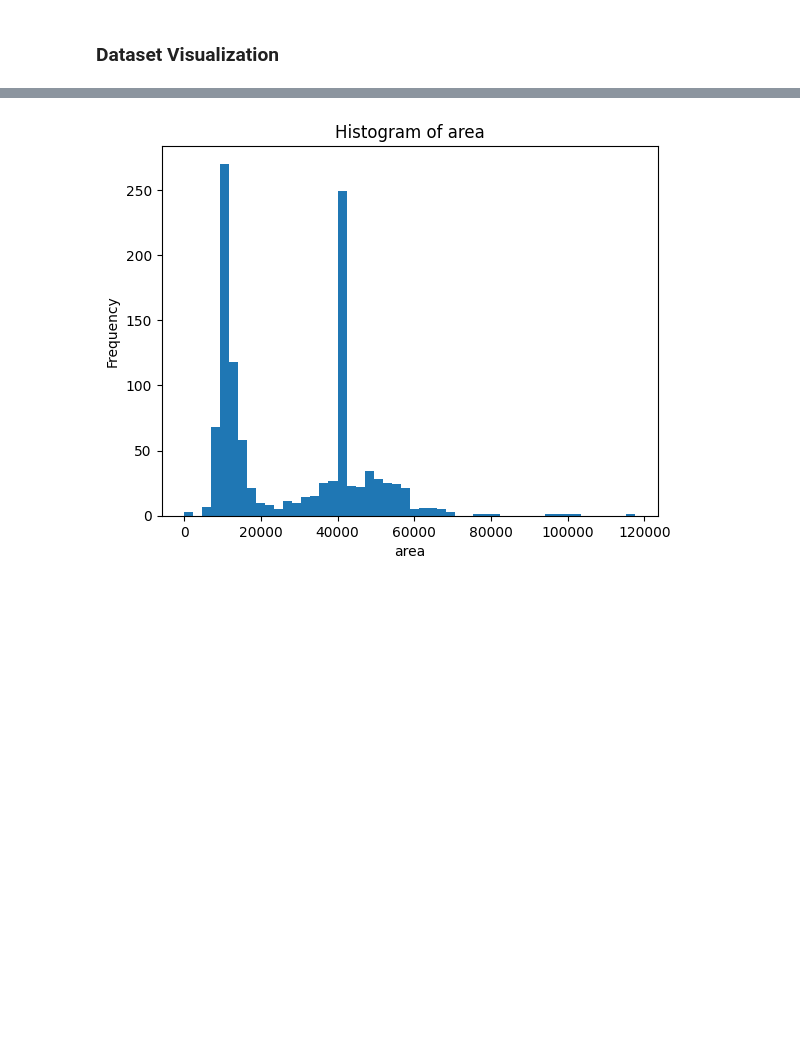
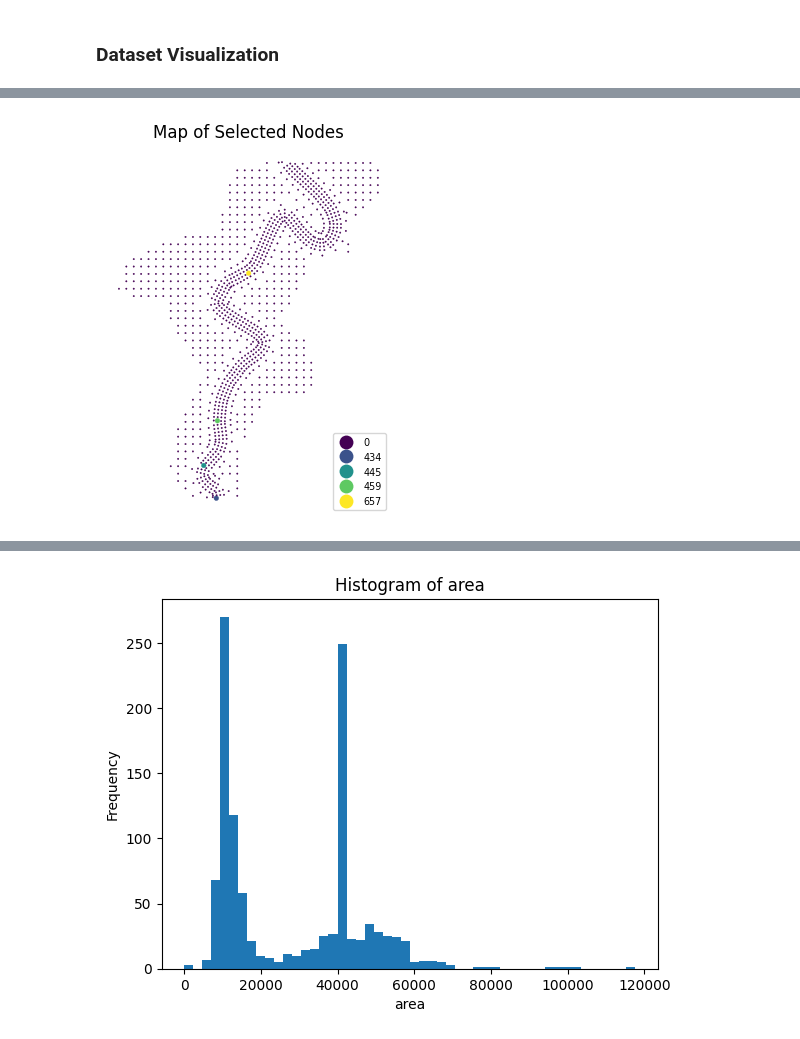
Before and after one commit to acostacos/dual_flood_gnn, a Jupyter notebook: eda.ipynb, the cells around one changed output, grey strips where cells are left out. Saved outputs shown, nothing was run; the diff lists cells and outputs as text; code cells hidden in the pictures; blank space fills up the shorter version.

```diff
--- a/eda.ipynb
+++ b/eda.ipynb
@@ -202,3 +213,13 @@ Node 208: 132189.38 m
+# %%
+highlight_node_idx = [445, 657, 459, 434]
+highlight = np.zeros(len(node_df), dtype=object)
+highlight[highlight_node_idx] = highlight_node_idx
+
+plot_cell_map(node_df, value=highlight, cmap='viridis')
+plt.title(f'Map of Selected Nodes')
+plt.show()
+# %% [output]
+[figure, added]
 # %%
 feature_stats_path = dataset.processed_paths[1]
 feature_stats = file_utils.read_yaml_file(feature_stats_path)
```
Also changed, not shown: parts of 7 cells of this notebook.
